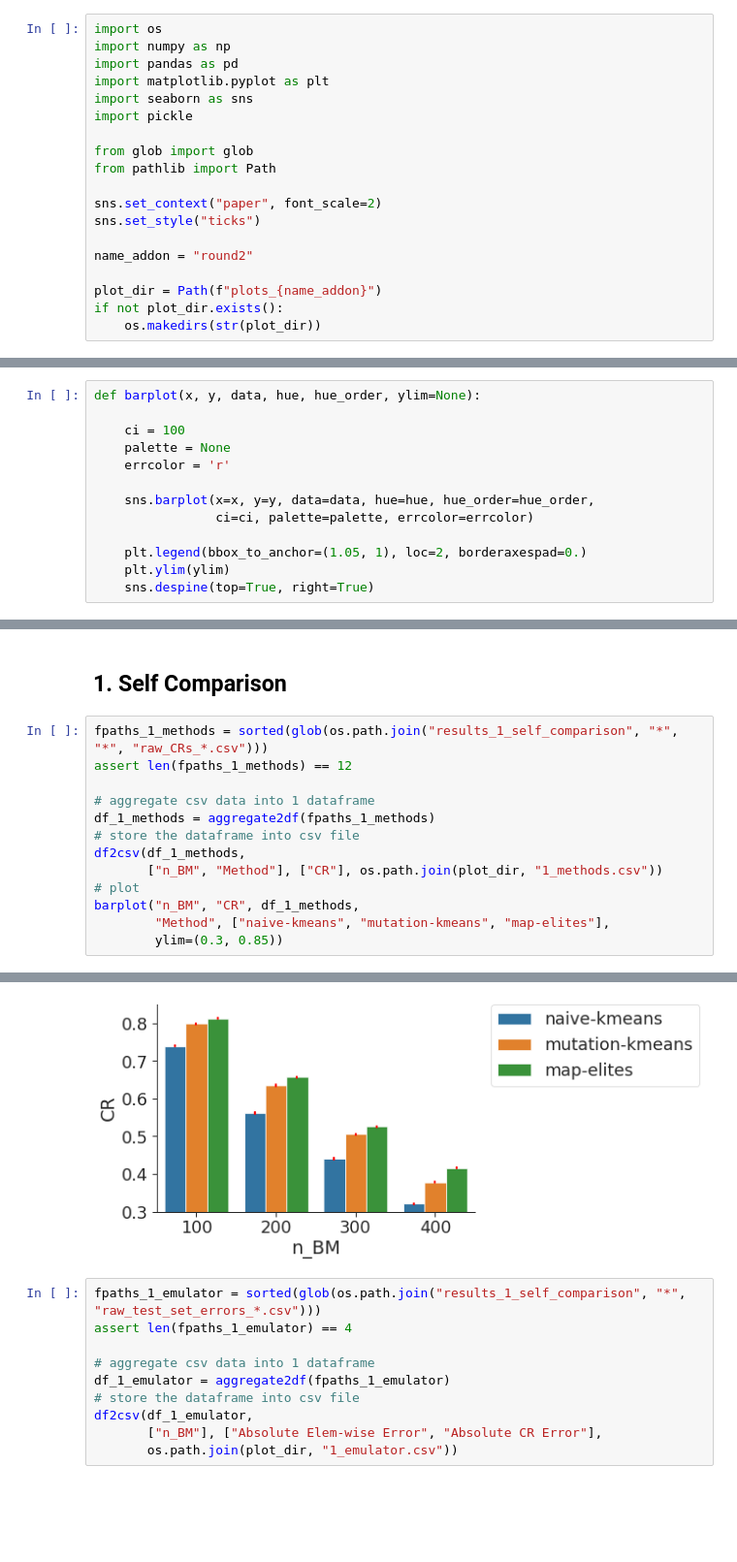
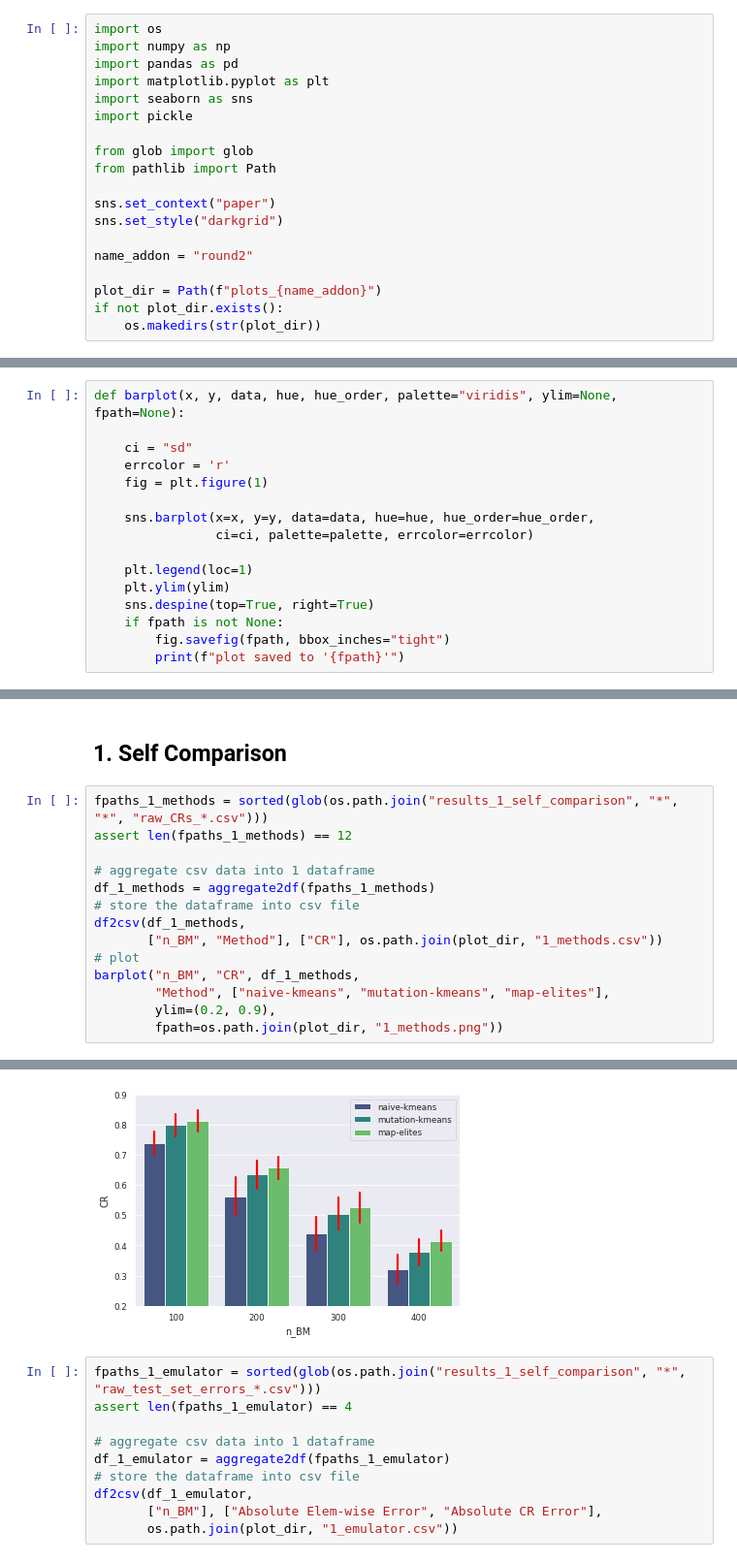
Before and after one commit to HAXRD/1120, a Jupyter notebook: plots.ipynb, the cells around one changed output, grey strips where cells are left out. Shown: that part at 97% size. Saved outputs shown, nothing was run; the diff lists cells and outputs as text; blank space fills up the shorter version.

Commit message:
[r2 | aggregated results&plots] upload

```diff
--- a/plots.ipynb
+++ b/plots.ipynb
@@ -9,8 +9,8 @@ import pickle
 from glob import glob
 from pathlib import Path
 
-sns.set_context("paper", font_scale=2)
-sns.set_style("ticks")
+sns.set_context("paper")
+sns.set_style("darkgrid")
 
 name_addon = "round2"
 
@@ -27,16 +27,19 @@ def aggregate2df(fpaths):
     df = pd.concat(df_list, ignore_index=True)
     return df
 # %%
-def barplot(x, y, data, hue, hue_order, ylim=None):
+def barplot(x, y, data, hue, hue_order, palette="viridis", ylim=None, fpath=None):
 
-    ci = 100
-    palette = None
+    ci = "sd"
     errcolor = 'r'
+    fig = plt.figure(1)
 
     sns.barplot(x=x, y=y, data=data, hue=hue, hue_order=hue_order,
                 ci=ci, palette=palette, errcolor=errcolor)
 
-    plt.legend(bbox_to_anchor=(1.05, 1), loc=2, borderaxespad=0.)
+    plt.legend(loc=1)
     plt.ylim(ylim)
     sns.despine(top=True, right=True)
+    if fpath is not None:
+        fig.savefig(fpath, bbox_inches="tight")
+        print(f"plot saved to '{fpath}'")
 # %%
@@ -79,5 +85,6 @@ df2csv(df_1_methods,
 # plot
 barplot("n_BM", "CR", df_1_methods,
         "Method", ["naive-kmeans", "mutation-kmeans", "map-elites"],
-        ylim=(0.3, 0.85))
+        ylim=(0.2, 0.9),
+        fpath=os.path.join(plot_dir, "1_methods.png"))
 # %% [output]
@@ -84,4 +92,4 @@ barplot("n_BM", "CR", df_1_methods,
-[figure, old version]
+[figure, new version]
 # %%
 fpaths_1_emulator = sorted(glob(os.path.join("results_1_self_comparison", "*", "raw_test_set_errors_*.csv")))
 assert len(fpaths_1_emulator) == 4
```
Also changed, not shown: parts of 15 cells of this notebook, 14 other files.
